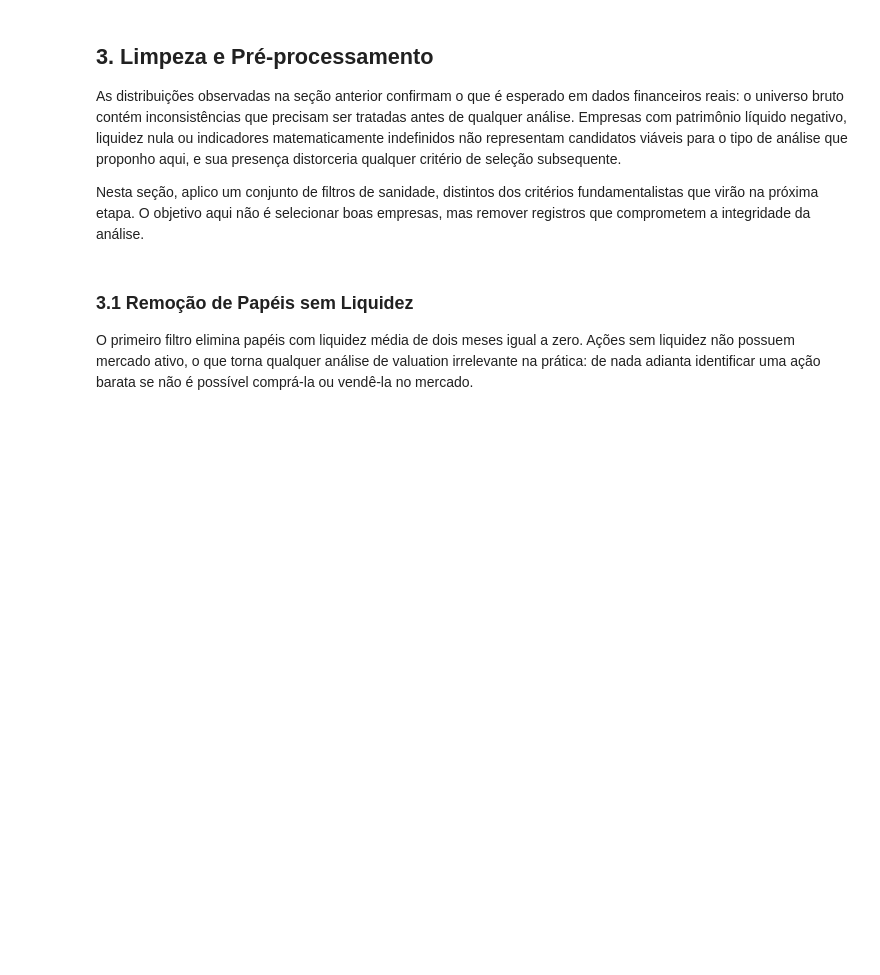
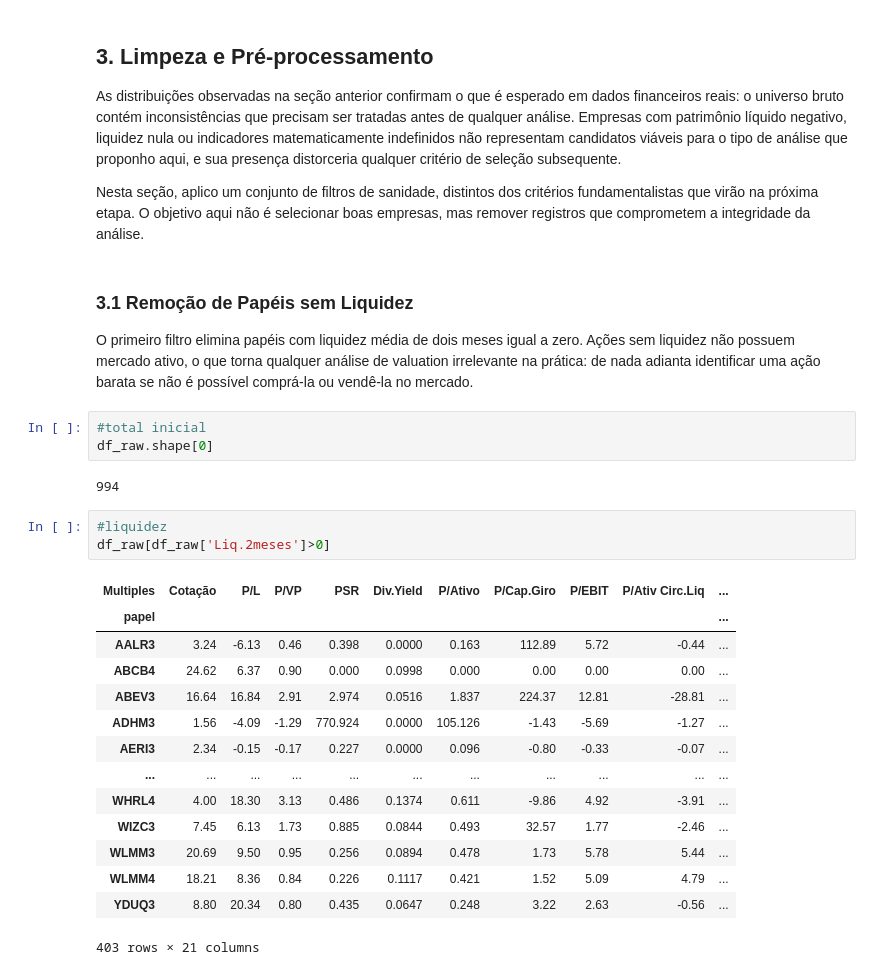
Before and after one commit to esscova/financas-quantitativas, a Jupyter notebook: Filtrando indicadores fundamentalistas de ações com Python/analisando_indicadores_fundamentalistas.ipynb, the cells around one changed output. Saved outputs shown, nothing was run; the diff lists cells and outputs as text; blank space fills up the shorter version.

```diff
--- a/Filtrando indicadores fundamentalistas de ações com Python/analisando_indicadores_fundamentalistas.ipynb
+++ b/Filtrando indicadores fundamentalistas de ações com Python/analisando_indicadores_fundamentalistas.ipynb
@@ -319,3 +319,26 @@ O primeiro filtro elimina papéis com liquidez média de dois meses igual a zero
 Ações sem liquidez não possuem mercado ativo, o que torna qualquer análise de
 valuation irrelevante na prática: de nada adianta identificar uma ação barata
 se não é possível comprá-la ou vendê-la no mercado.
+# %%
+#total inicial
+df_raw.shape[0]
+# %% [output]
+994
+# %%
+#liquidez
+df_raw[df_raw['Liq.2meses']>0]
+# %% [output]
+| Multiples | Cotação | P/L | P/VP | PSR | Div.Yield | P/Ativo | P/Cap.Giro | P/EBIT | P/Ativ Circ.Liq | ... |
+| papel |  |  |  |  |  |  |  |  |  | ... |
+| AALR3 | 3.24 | -6.13 | 0.46 | 0.398 | 0.0000 | 0.163 | 112.89 | 5.72 | -0.44 | ... |
+| ABCB4 | 24.62 | 6.37 | 0.90 | 0.000 | 0.0998 | 0.000 | 0.00 | 0.00 | 0.00 | ... |
+| ABEV3 | 16.64 | 16.84 | 2.91 | 2.974 | 0.0516 | 1.837 | 224.37 | 12.81 | -28.81 | ... |
+| ADHM3 | 1.56 | -4.09 | -1.29 | 770.924 | 0.0000 | 105.126 | -1.43 | -5.69 | -1.27 | ... |
+| AERI3 | 2.34 | -0.15 | -0.17 | 0.227 | 0.0000 | 0.096 | -0.80 | -0.33 | -0.07 | ... |
+| ... | ... | ... | ... | ... | ... | ... | ... | ... | ... | ... |
+| WHRL4 | 4.00 | 18.30 | 3.13 | 0.486 | 0.1374 | 0.611 | -9.86 | 4.92 | -3.91 | ... |
+| WIZC3 | 7.45 | 6.13 | 1.73 | 0.885 | 0.0844 | 0.493 | 32.57 | 1.77 | -2.46 | ... |
+| WLMM3 | 20.69 | 9.50 | 0.95 | 0.256 | 0.0894 | 0.478 | 1.73 | 5.78 | 5.44 | ... |
+| WLMM4 | 18.21 | 8.36 | 0.84 | 0.226 | 0.1117 | 0.421 | 1.52 | 5.09 | 4.79 | ... |
+| YDUQ3 | 8.80 | 20.34 | 0.80 | 0.435 | 0.0647 | 0.248 | 3.22 | 2.63 | -0.56 | ... |
+403 rows × 21 columns
```
Also changed, not shown: parts of 8 cells of this notebook.
